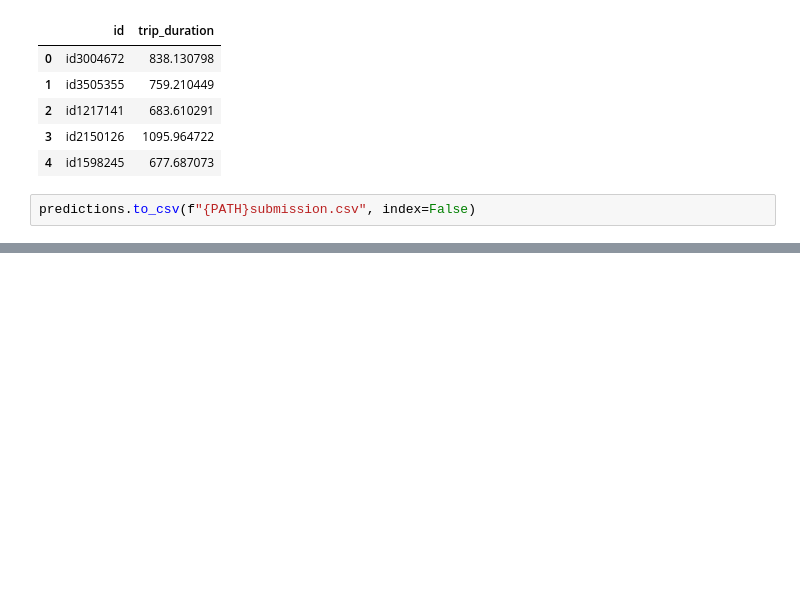
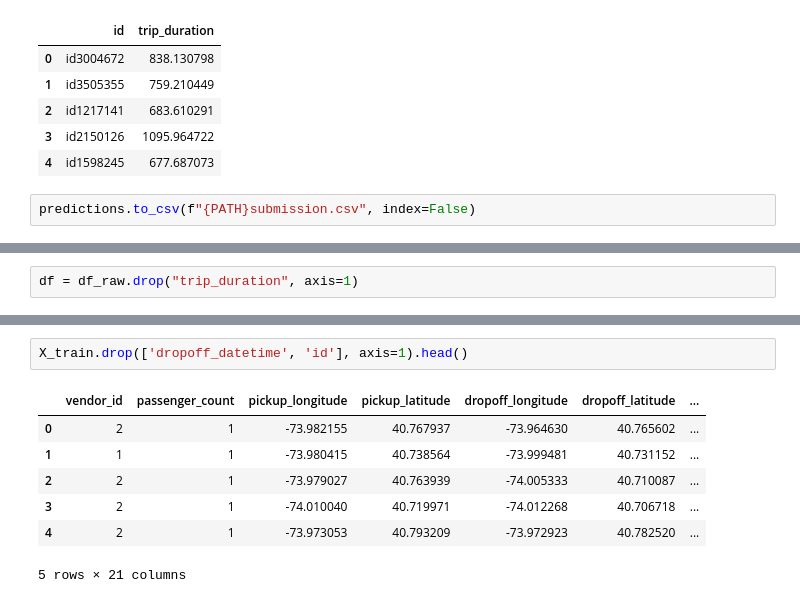
Before and after one commit to josechudev/fastai, a Jupyter notebook: courses/ml1/lesson1-ex.ipynb, the cells around one changed output, grey strips where cells are left out. Drawn from its saved outputs; the diff is of its cells as text; blank space fills up the shorter version.

```diff
--- a/courses/ml1/lesson1-ex.ipynb
+++ b/courses/ml1/lesson1-ex.ipynb
@@ -196,0 +203,2 @@ predictions.to_csv(f"{PATH}submission.csv", index=False)
+# %%
+df = df_raw.drop("trip_duration", axis=1)
@@ -196,0 +294,10 @@ predictions.to_csv(f"{PATH}submission.csv", index=False)
+# %%
+X_train.drop(['dropoff_datetime', 'id'], axis=1).head()
+# %% [output]
+|  | vendor_id | passenger_count | pickup_longitude | pickup_latitude | dropoff_longitude | dropoff_latitude | ... |
+| 0 | 2 | 1 | -73.982155 | 40.767937 | -73.964630 | 40.765602 | ... |
+| 1 | 1 | 1 | -73.980415 | 40.738564 | -73.999481 | 40.731152 | ... |
+| 2 | 2 | 1 | -73.979027 | 40.763939 | -74.005333 | 40.710087 | ... |
+| 3 | 2 | 1 | -74.010040 | 40.719971 | -74.012268 | 40.706718 | ... |
+| 4 | 2 | 1 | -73.973053 | 40.793209 | -73.972923 | 40.782520 | ... |
+5 rows × 21 columns
```
Also changed, not shown: parts of 11 cells of this notebook, 1 other file.
